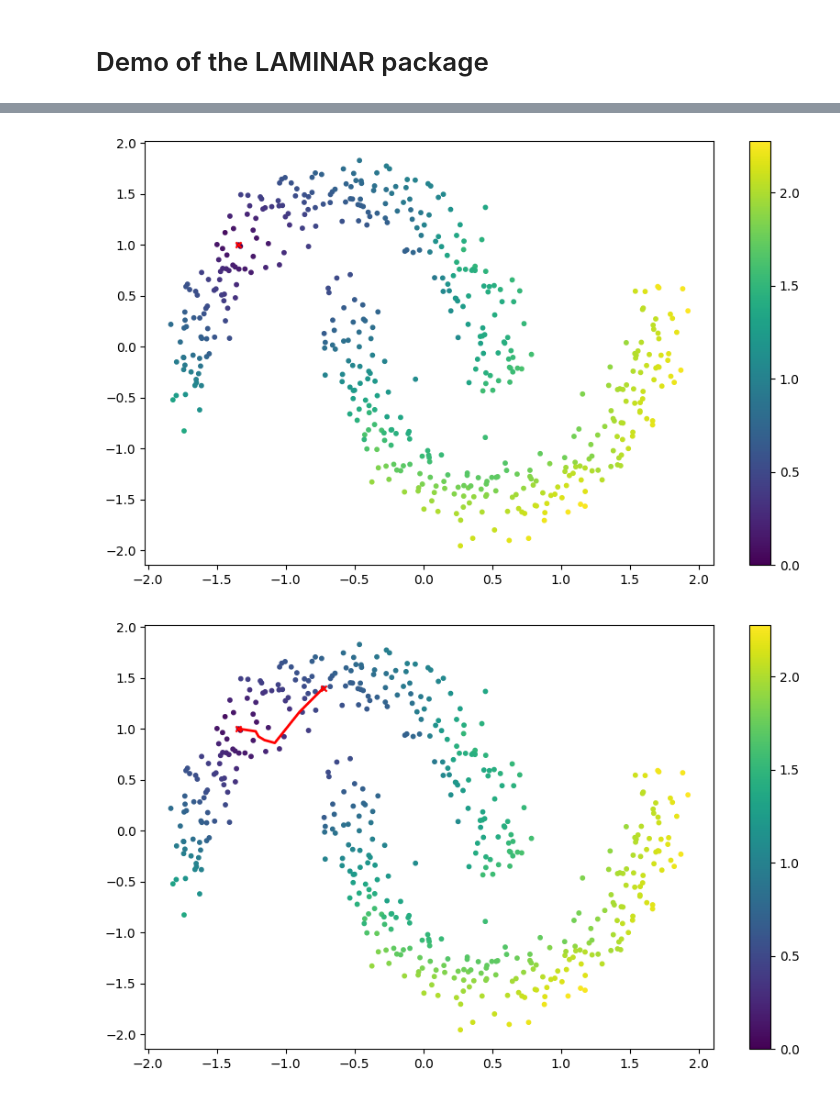
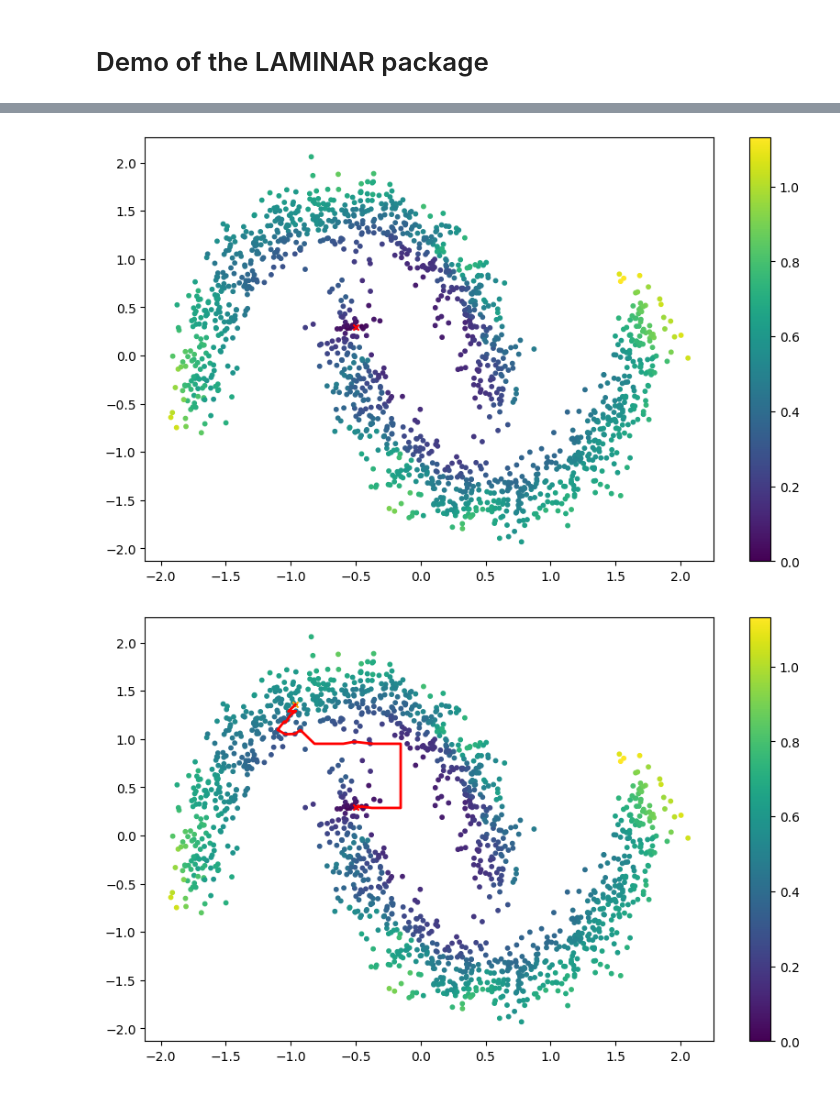
Before and after one commit to CKleiber/LAMINAR, a Jupyter notebook: notebooks/demo.ipynb, the cells around one changed output, grey strips where cells are left out. Cells and saved outputs as stored; diff of their text form; code cells hidden in the pictures.

```diff
--- a/notebooks/demo.ipynb
+++ b/notebooks/demo.ipynb
@@ -11,7 +11,7 @@ from sklearn.datasets import make_moons
 # %%
 # make moon dataset
 
-X, _ = make_moons(n_samples=500, noise=0.1)
+X, _ = make_moons(n_samples=1500, noise=0.1)
 X = (X - X.mean(axis=0)) / X.std(axis=0)
 
 # make a tensor
@@ -38,7 +38,7 @@ hyperparameters = {
     'batch_size': 256,
 }
 
-LAM = LAMINAR.LAMINAR(data, epochs=100, k_neighbours=25, grid_resolution=30, hyperparameters=hyperparameters)
+LAM = LAMINAR.LAMINAR(data, epochs=500, k_neighbours=20, grid_resolution=5, hyperparameters=hyperparameters)
 
 LAM.p_value()
 # %% [output]
@@ -85,9 +94,7 @@ print(dist)
 # %%
 # calculate the distance to all points from the point 0 and plot
 
-start_point = X[0].reshape(1, -1)
-
-dist = LAM.distance(start_point)
+dist = LAM.distance(0)
 
 fig, ax = plt.subplots(figsize=(10, 6))
 
@@ -96,19 +103,20 @@ ax.scatter(X[0, 0], X[0, 1], c='r', s=20, marker='x')
 plt.colorbar(plot)
 plt.show()
 # %% [output]
-[figure, old version]
+[figure, new version]
 # %%
-start_point = X[0].reshape(1, -1)
-end_point = X[p].reshape(1, -1)
+start_point = 0
+end_point = p
 
-d, path = LAM.distance(start_point, end_point, return_path=True)
+_, path = LAM.distance(start_point, end_point, return_path=True)
+
 fig, ax = plt.subplots(figsize=(10, 6))
 plot = ax.scatter(X[:, 0], X[:, 1], c=dist, cmap='viridis', s=10, vmin=0, vmax=dist.max())
 # plot the path, consider that the entries in path are points
-ax.plot(path[:, 0], path[:, 1], c='r', linewidth=2)
+ax.plot(path[:,0], path[:,1], c='r', linewidth=2)
 ax.scatter(X[0, 0], X[0, 1], c='r', s=20, marker='x')
-ax.scatter(X[p, 0], X[p, 1], c='r', s=20, marker='x')
+ax.scatter(X[p, 0], X[p, 1], c='orange', s=20, marker='x')
 plt.colorbar(plot)
 plt.show()
 # %% [output]
-[figure, old version]
+[figure, new version]
```
Also changed, not shown: parts of 11 cells of this notebook, 1 other file.
